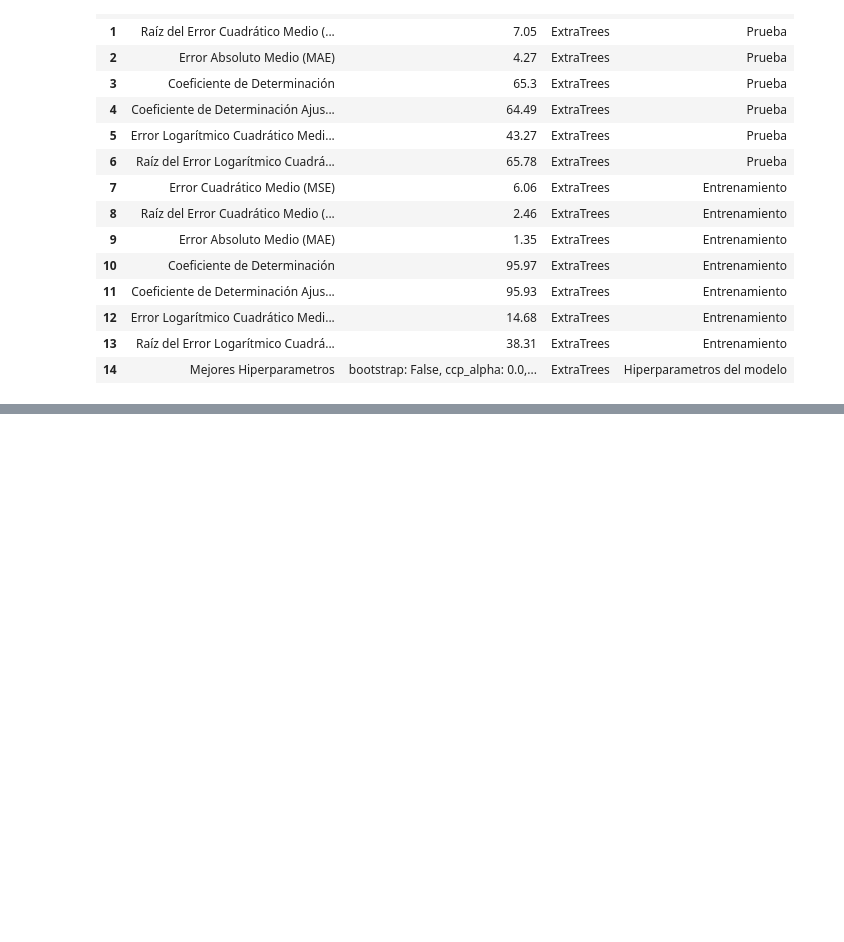
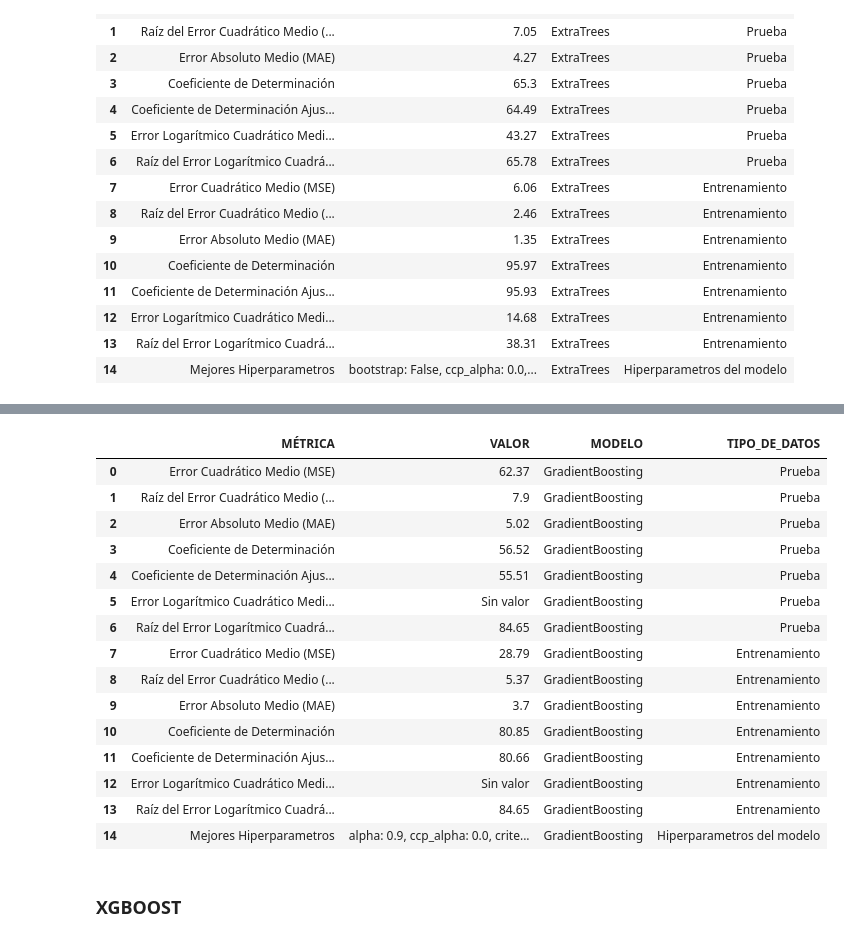
Before and after one commit to CamiloeSotoS/UNIVERSIDAD-DISTRITAL-PROYECTO, a Jupyter notebook: MÓDULO ANALÍTICA PREDICTIVA/MÓDULO_ANALITICA_MODELOS_REGRESION_DEF.ipynb, the cells around one changed output, grey strips where cells are left out. Saved outputs shown, nothing was run; the diff lists cells and outputs as text; code cells hidden in the pictures; blank space fills up the shorter version.

```diff
--- a/MÓDULO ANALÍTICA PREDICTIVA/MÓDULO_ANALITICA_MODELOS_REGRESION_DEF.ipynb
+++ b/MÓDULO ANALÍTICA PREDICTIVA/MÓDULO_ANALITICA_MODELOS_REGRESION_DEF.ipynb
@@ -1576,0 +1810,31 @@ resultados_df_extra
+# %%
+# Predecir las etiquetas para los datos de prueba
+resultados_df_GD = pd.DataFrame(columns=['MÉTRICA', 'VALOR'])
+# Predicciones del modelo
+Y_pred = modelo_GD.predict(X_tst)
+
+# Cálculo de métricas
+mse = mean_squared_error(Y_tst, Y_pred)
+rmse = np.sqrt(mse)
+mae = mean_absolute_error(Y_tst, Y_pred)
+r2 = r2_score(Y_tst, Y_pred)
+#msle = mean_squared_log_error(Y_tst, Y_pred)
+rmsle = np.sqrt(msle)
+n = len(Y_tst)
+k = X_tst.shape[1]
+r2_ajustado = 1 - ((1 - r2) * (n - 1) / (n - k - 1))
+
+# Crear un DataFrame para cGD métrica
+df_MSE = pd.DataFrame({'MÉTRICA': ['Error Cuadrático Medio (MSE)'], 'VALOR': [round(mse, 2)]})
+df_RMSE= pd.DataFrame({'MÉTRICA': ['Raíz del Error Cuadrático Medio (RMSE)'], 'VALOR': [round(rmse, 2)]})
+df_MAE = pd.DataFrame({'MÉTRICA': ['Error Absoluto Medio (MAE)'], 'VALOR': [round(mae, 2)]})
+df_R2 = pd.DataFrame({'MÉTRICA': ['Coeficiente de Determinación'], 'VALOR': [round(r2*100, 2)]})
+df_R2A = pd.DataFrame({'MÉTRICA': ['Coeficiente de Determinación Ajustado'], 'VALOR': [round(r2_ajustado*100, 2)]})
+df_MSLE=pd.DataFrame({'MÉTRICA': ['Error Logarítmico Cuadrático Medio (MSLE)'], 'VALOR': ['Sin valor']})
+df_RMSLE=pd.DataFrame({'MÉTRICA': ['Raíz del Error Logarítmico Cuadrático Medio (RMSLE)'], 'VALOR': [round(rmsle*100, 2)]})
+# Concatenar los DataFrames
+resultados_df_GD_prueba = pd.concat([resultados_df_GD, df_MSE,df_RMSE,df_MAE,df_R2,df_R2A,df_MSLE,df_RMSLE], ignore_index=True)
+resultados_df_GD_prueba["MODELO"]='GradientBoosting'
+resultados_df_GD_prueba["TIPO_DE_DATOS"]='Prueba'
+# Imprimir el DataFrame con los resultados
+resultados_df_GD_prueba
@@ -1576,0 +1850,3 @@ resultados_df_extra
+# %%
+mejores_hiperparametros_GD = modelo_GD.get_params()
+mejores_hiperparametros_GD
@@ -1576,0 +1871,29 @@ resultados_df_extra
+# %%
+cadena_hiperparametros_GD = ', '.join([f"{key}: {value}" for key, value in mejores_hiperparametros_GD.items()])
+df_hiperparametros_GD = pd.DataFrame({
+    'MÉTRICA': ['Mejores Hiperparametros'],
+    'VALOR': [cadena_hiperparametros_GD],
+    'MODELO': ['GradientBoosting'],
+    'TIPO_DE_DATOS': ['Hiperparametros del modelo']
+})
+resultados_df_GD = pd.concat([resultados_df_GD_prueba,resultados_df_GD_entrenamiento,df_hiperparametros_GD], ignore_index=True)
+resultados_df_GD
+# %% [output]
+|  | MÉTRICA | VALOR | MODELO | TIPO_DE_DATOS |
+| 0 | Error Cuadrático Medio (MSE) | 62.37 | GradientBoosting | Prueba |
+| 1 | Raíz del Error Cuadrático Medio (... | 7.9 | GradientBoosting | Prueba |
+| 2 | Error Absoluto Medio (MAE) | 5.02 | GradientBoosting | Prueba |
+| 3 | Coeficiente de Determinación | 56.52 | GradientBoosting | Prueba |
+| 4 | Coeficiente de Determinación Ajus... | 55.51 | GradientBoosting | Prueba |
+| 5 | Error Logarítmico Cuadrático Medi... | Sin valor | GradientBoosting | Prueba |
+| 6 | Raíz del Error Logarítmico Cuadrá... | 84.65 | GradientBoosting | Prueba |
+| 7 | Error Cuadrático Medio (MSE) | 28.79 | GradientBoosting | Entrenamiento |
+| 8 | Raíz del Error Cuadrático Medio (... | 5.37 | GradientBoosting | Entrenamiento |
+| 9 | Error Absoluto Medio (MAE) | 3.7 | GradientBoosting | Entrenamiento |
+| 10 | Coeficiente de Determinación | 80.85 | GradientBoosting | Entrenamiento |
+| 11 | Coeficiente de Determinación Ajus... | 80.66 | GradientBoosting | Entrenamiento |
+| 12 | Error Logarítmico Cuadrático Medi... | Sin valor | GradientBoosting | Entrenamiento |
+| 13 | Raíz del Error Logarítmico Cuadrá... | 84.65 | GradientBoosting | Entrenamiento |
+| 14 | Mejores Hiperparametros | alpha: 0.9, ccp_alpha: 0.0, crite... | GradientBoosting | Hiperparametros del modelo |
+# %% [markdown]
+### XGBOOST
```
Also changed, not shown: parts of 19 cells of this notebook.
